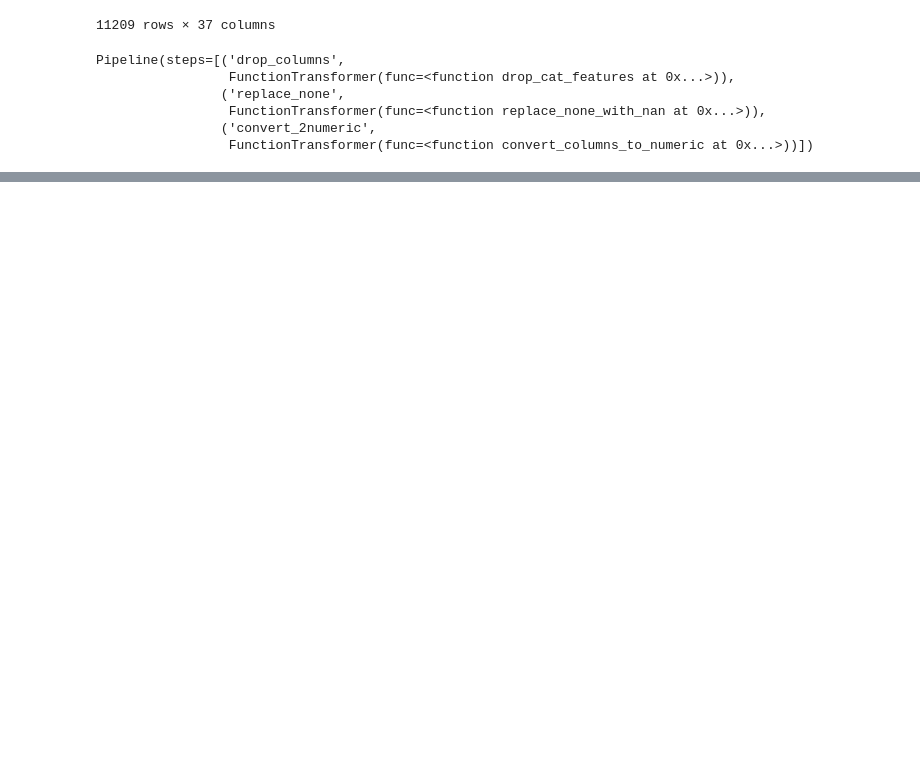
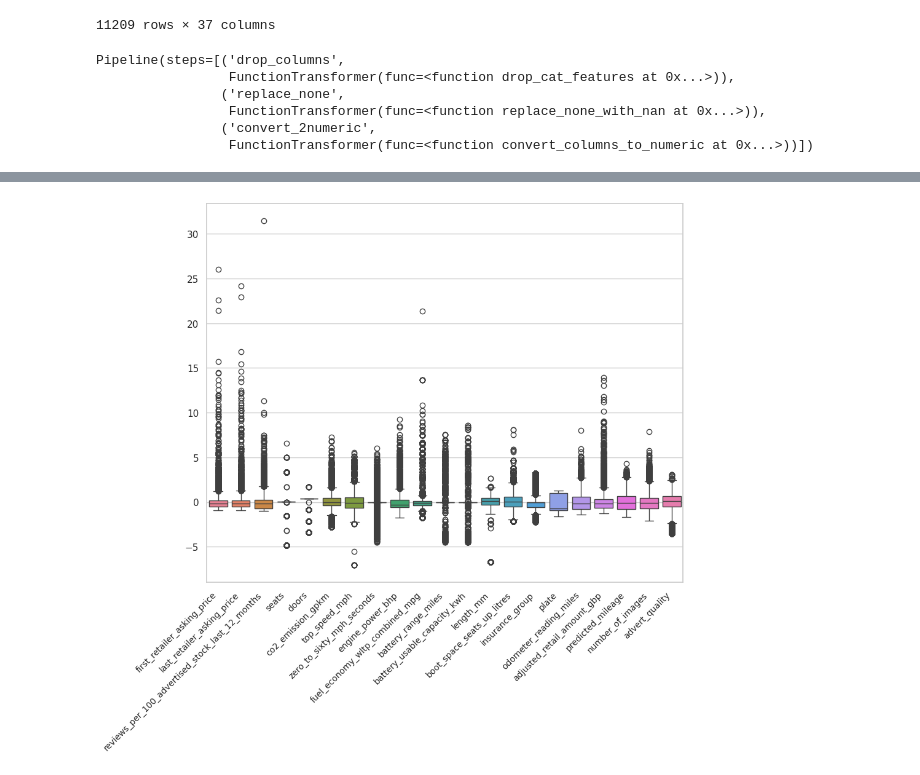
Before and after one commit to thanktua-spp/MMU_Hack_Data, a Jupyter notebook: notebooks/MMU_Hack_EDA.ipynb, the cells around one changed output, grey strips where cells are left out. Drawn from its saved outputs; the diff is of its cells as text; code cells hidden in the pictures; blank space fills up the shorter version.

```diff
--- a/notebooks/MMU_Hack_EDA.ipynb
+++ b/notebooks/MMU_Hack_EDA.ipynb
@@ -11,6 +11,8 @@ from sklearn.compose import ColumnTransformer
 # %%
 
 from sklearn.ensemble import RandomForestRegressor
+# %%
+sns.set_theme(style="white")
 # %%
 # Load the Train Parquet file for EDA
 raw_train_df = pd.read_parquet("../datasets/raw_train_oct_2024.snappy.parquet")
@@ -292,0 +428,17 @@ categorical_features = categorical_df.columns
+# %%
+import seaborn as sns
+import matplotlib.pyplot as plt
+
+# Initialize figure
+plt.figure(figsize=(10, 8))
+
+# Box Plot (Fix: Explicitly set hue=None)
+sns.boxplot(data=numeric_df_standard_scaling)
+
+# Format X-axis labels
+plt.xticks(rotation=45, ha="right", fontsize=10)  # Rotate & align labels
+
+# Show plot
+plt.show()
+# %% [output]
+[figure, added]
```
Also changed, not shown: parts of 69 cells of this notebook, 2 other files.
